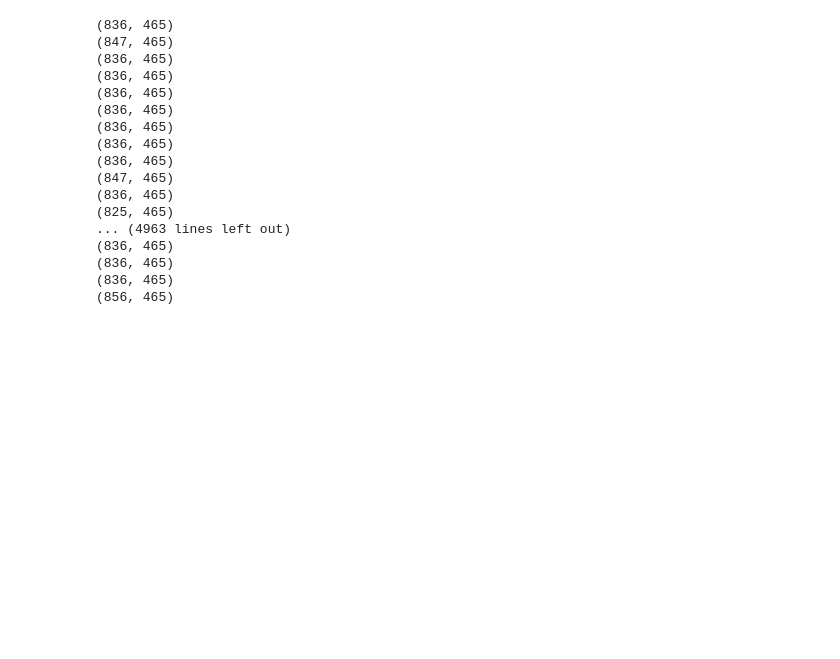
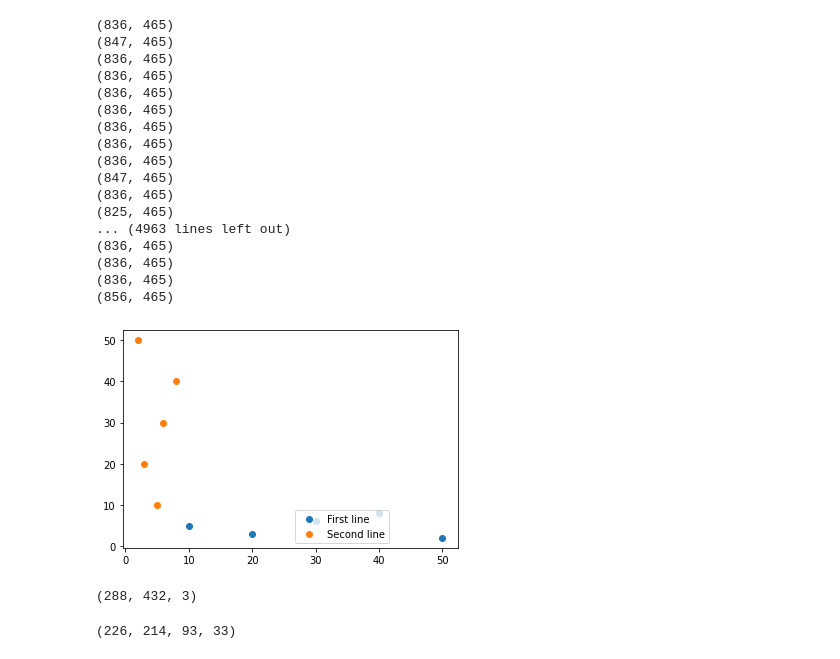
Before and after one commit to REDA-solutions/PlotLegendDetectionCV, a Jupyter notebook: test_data_generation.ipynb, the cells around one changed output. Cells and saved outputs as stored; diff of their text form; code cells hidden in the pictures; blank space fills up the shorter version.

Commit message:
Adds legend coords during data generation

```diff
--- a/test_data_generation.ipynb
+++ b/test_data_generation.ipynb
@@ -190,3 +188,14 @@ last_image = draw_random_graph(5000)
 (836, 465)
 (836, 465)
 (856, 465)
+# %%
+import cv2
+label = np.array((0.5,0,0.5,0.5))
+fig = plt.figure()
+ax = fig.add_subplot(111)
+ax.scatter(np.array([1,2,3,4,5])*10, [5,3,6,8,2])
+ax.scatter([5,3,6,8,2], np.array([1,2,3,4,5])*10)
+leg = ax.legend(['First line', 'Second line'], loc=3, bbox_to_anchor=label)
+fig.savefig(r"temp\test.png")
+# %% [output]
+[figure, added]
@@ -192,0 +204,4 @@ last_image = draw_random_graph(5000)
+# %%
+img.shape
+# %% [output]
+(288, 432, 3)
@@ -192,0 +212,5 @@ last_image = draw_random_graph(5000)
+# %%
+x, y, w, h = int(x), int(y), int(w), int(h)
+x, y, w, h
+# %% [output]
+(226, 214, 93, 33)
```
Also changed, not shown: parts of 5 cells of this notebook.
